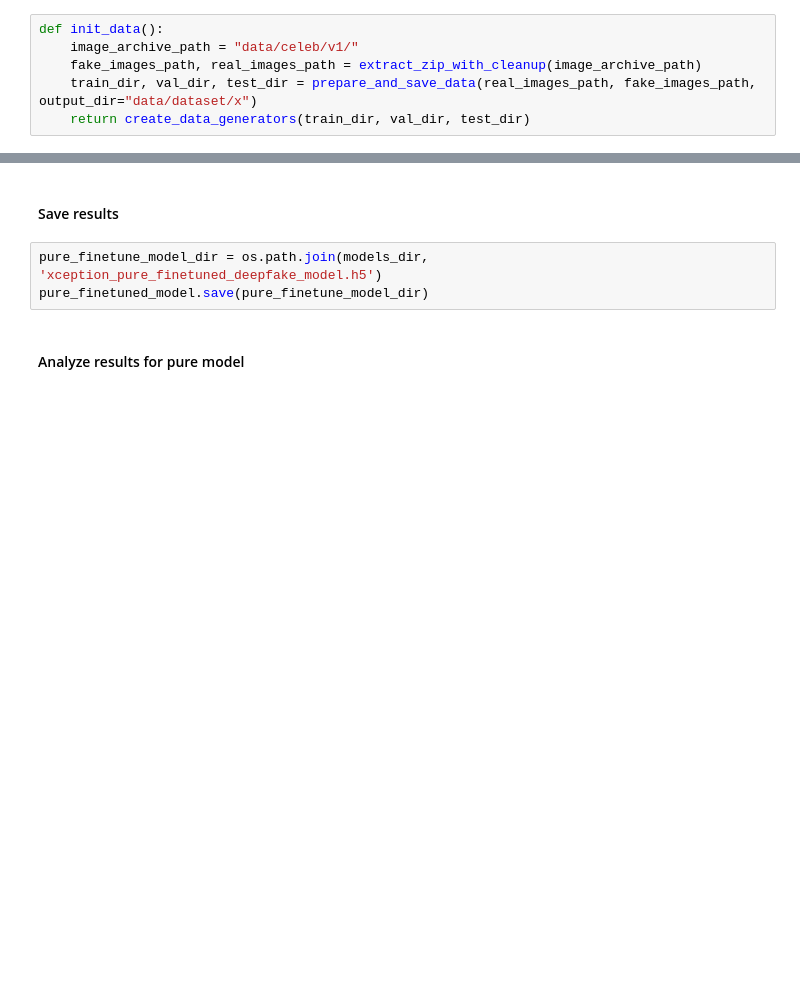
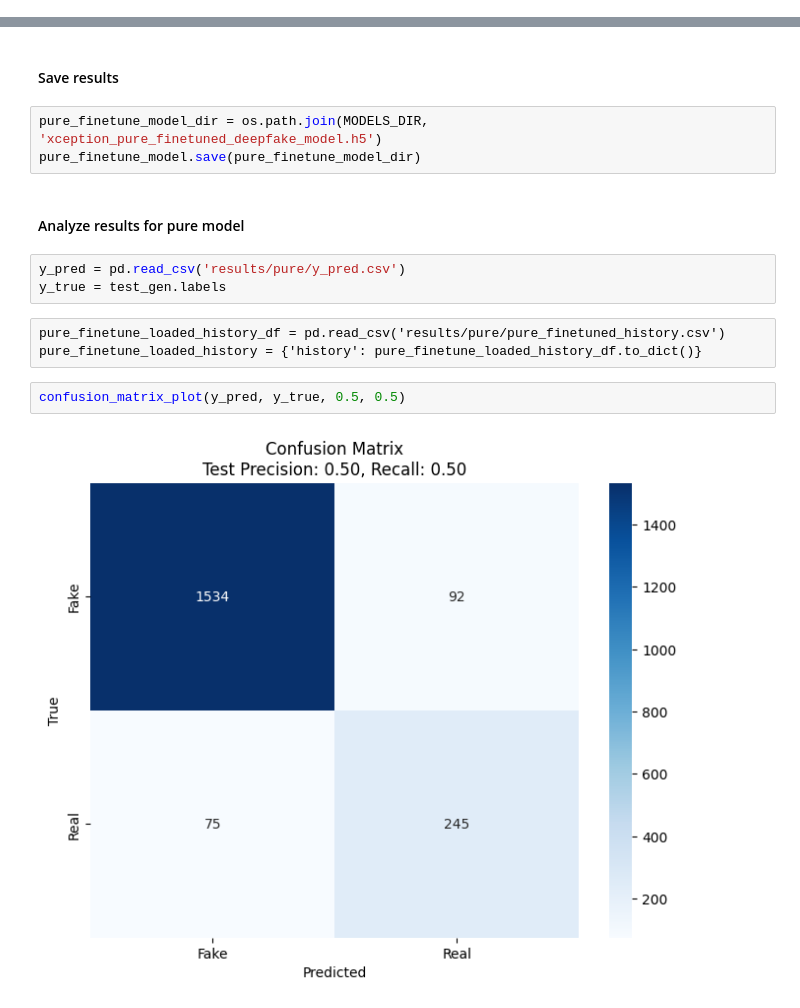
Before and after one commit to 4repaXXX/unn.masters-work, a Jupyter notebook: celeb/celeb-xception.ipynb, the cells around one changed output, grey strips where cells are left out. Drawn from its saved outputs; the diff is of its cells as text; blank space fills up the shorter version.

```diff
--- a/celeb/celeb-xception.ipynb
+++ b/celeb/celeb-xception.ipynb
@@ -41,6 +32,0 @@ from data_prepare.plots import plot_history, confusion_matrix_plot, roc_plot, pr
-# %%
-def init_data():
-    image_archive_path = "data/celeb/v1/"
-    fake_images_path, real_images_path = extract_zip_with_cleanup(image_archive_path)
-    train_dir, val_dir, test_dir = prepare_and_save_data(real_images_path, fake_images_path, output_dir="data/dataset/x")
-    return create_data_generators(train_dir, val_dir, test_dir)
@@ -349,7 +273,17 @@ y_pred_df.to_csv('results/pure/y_pred.csv', index=False)
 # %% [markdown]
 #### Save results
 # %%
-pure_finetune_model_dir = os.path.join(models_dir, 'xception_pure_finetuned_deepfake_model.h5')
-pure_finetuned_model.save(pure_finetune_model_dir)
+pure_finetune_model_dir = os.path.join(MODELS_DIR, 'xception_pure_finetuned_deepfake_model.h5')
+pure_finetune_model.save(pure_finetune_model_dir)
 # %% [markdown]
 #### Analyze results for pure model
+# %%
+y_pred = pd.read_csv('results/pure/y_pred.csv')
+y_true = test_gen.labels
+# %% [raw]
+pure_finetune_loaded_history_df = pd.read_csv('results/pure/pure_finetuned_history.csv')
+pure_finetune_loaded_history = {'history': pure_finetune_loaded_history_df.to_dict()}
+# %%
+confusion_matrix_plot(y_pred, y_true, 0.5, 0.5)
+# %% [output]
+[figure, added]
```
Also changed, not shown: parts of 19 cells of this notebook, 5 other files.
